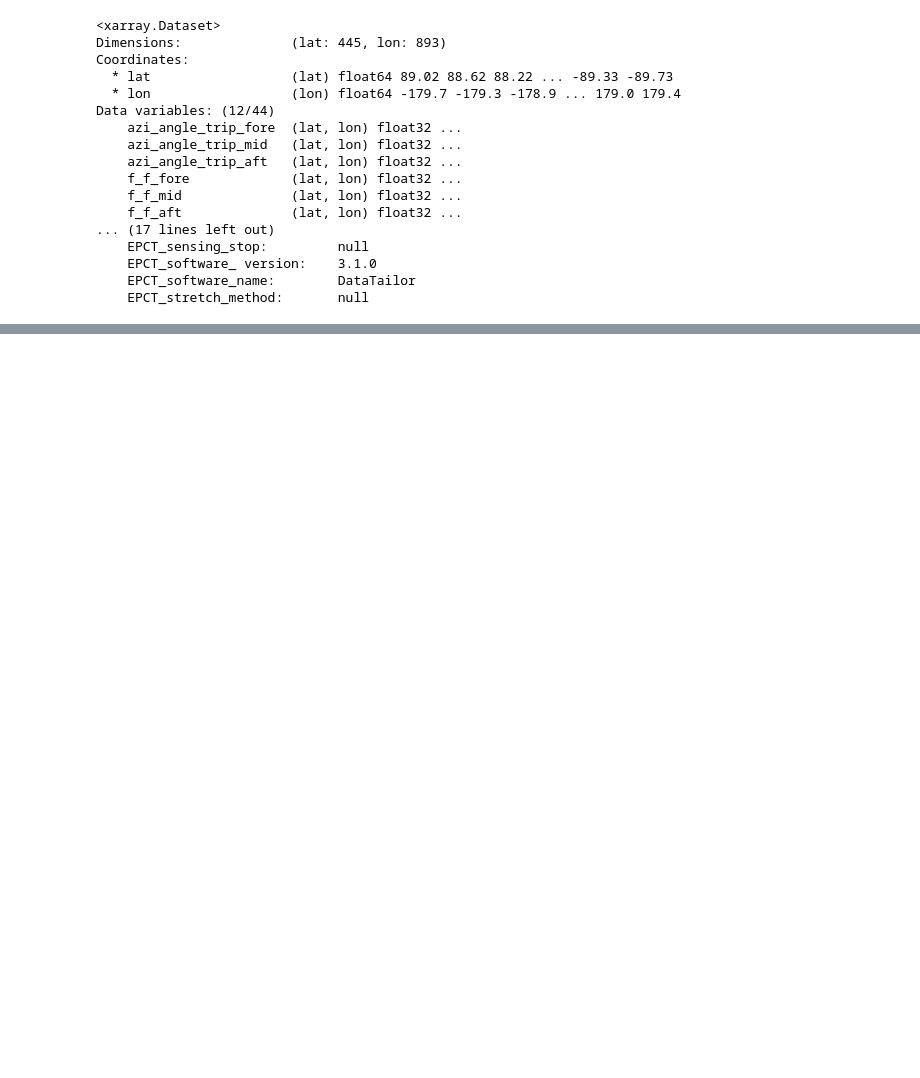
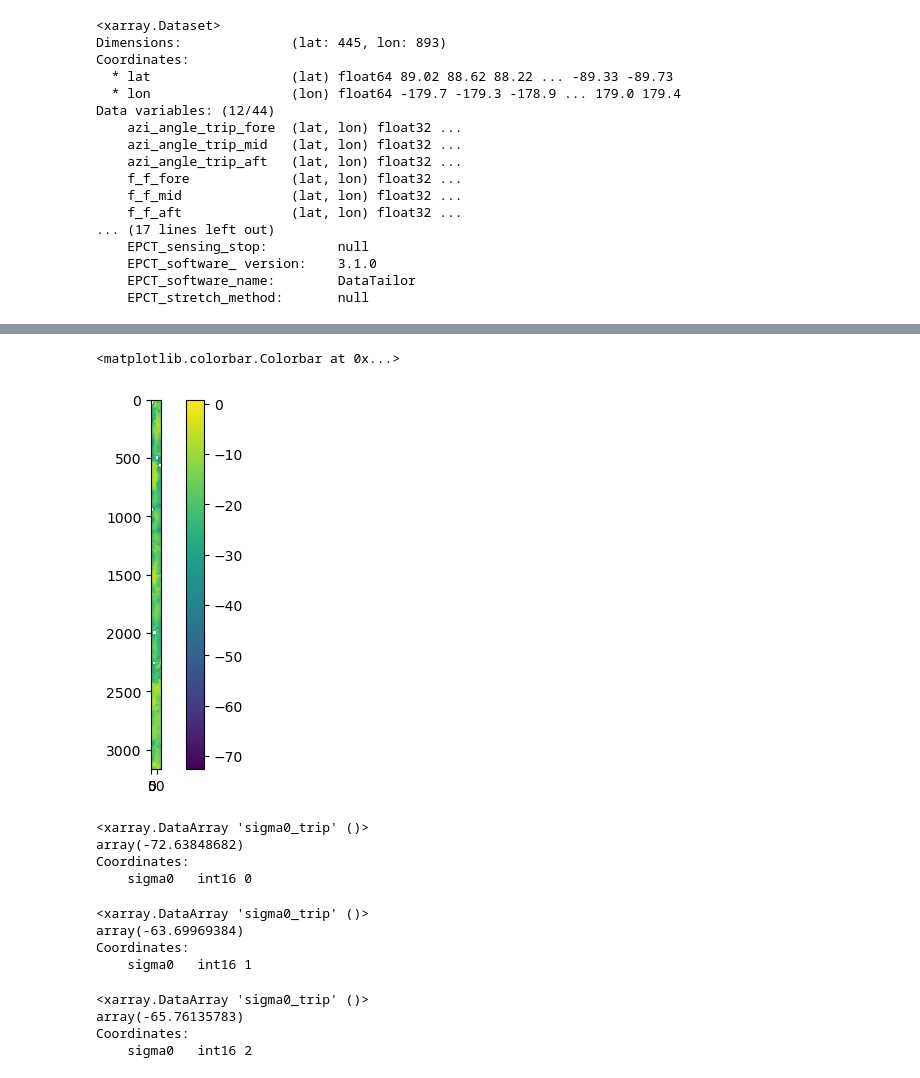
Before and after one commit to metno/machine-ocean-satdata, a Jupyter notebook: notebooks/ascat_sandbox.ipynb, the cells around one changed output, grey strips where cells are left out. Cells and saved outputs as stored; diff of their text form; code cells hidden in the pictures; blank space fills up the shorter version.

```diff
--- a/notebooks/ascat_sandbox.ipynb
+++ b/notebooks/ascat_sandbox.ipynb
@@ -308,3 +331,6 @@ plt.imshow(reproj_2['sigma0_trip_fore'])
 fname_1 = 'W_XX-EUMETSAT-Darmstadt,SURFACE+SATELLITE,METOPA+ASCAT_C_EUMP_20171030140600_57238_eps_o_125_l1.nc'
 # %%
 fname_2 = 'W_XX-EUMETSAT-Darmstadt,SURFACE+SATELLITE,METOPB+ASCAT_C_EUMP_20171030150000_26552_eps_o_125_l1.nc'
+# %%
+no_reproj_1 = xr.open_dataset(data_dir_no_reproj + fname_1)
+no_reproj_1
@@ -310,0 +355,27 @@ fname_2 = 'W_XX-EUMETSAT-Darmstadt,SURFACE+SATELLITE,METOPB+ASCAT_C_EUMP_2017103
+# %%
+plt.imshow(no_reproj_1['sigma0_trip'][:, :, 0])
+plt.colorbar()
+# %% [output]
+<matplotlib.colorbar.Colorbar at 0x...>
+[figure, added]
+# %%
+no_reproj_1['sigma0_trip'][:, :, 0].min()
+# %% [output]
+<xarray.DataArray 'sigma0_trip' ()>
+array(-72.63848682)
+Coordinates:
+    sigma0   int16 0
+# %%
+no_reproj_1['sigma0_trip'][:, :, 1].min()
+# %% [output]
+<xarray.DataArray 'sigma0_trip' ()>
+array(-63.69969384)
+Coordinates:
+    sigma0   int16 1
+# %%
+no_reproj_1['sigma0_trip'][:, :, 2].min()
+# %% [output]
+<xarray.DataArray 'sigma0_trip' ()>
+array(-65.76135783)
+Coordinates:
+    sigma0   int16 2
```
Also changed, not shown: parts of 8 cells of this notebook, 19 other files.
